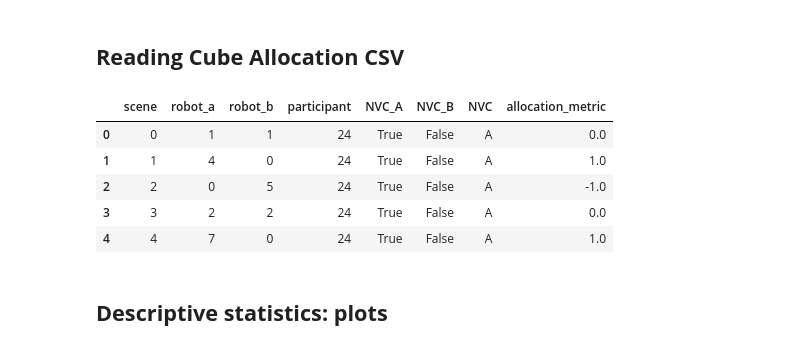
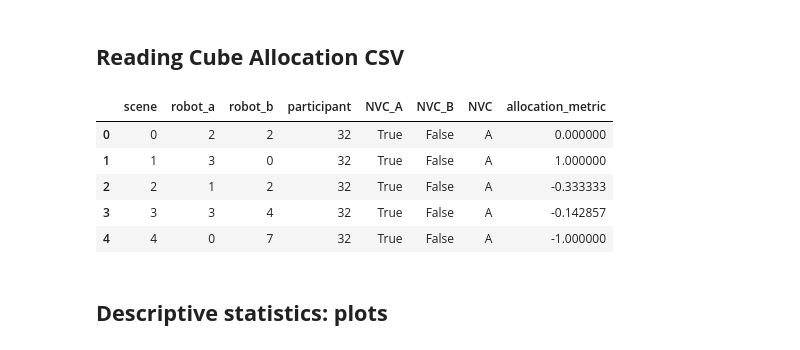
Before and after one commit to nilesh0109/PHRI_1920, a Jupyter notebook: evaluation/phri_eval.ipynb, the cells around one changed output. Saved outputs shown, nothing was run; the diff lists cells and outputs as text; code cells hidden in the pictures.

```diff
--- a/evaluation/phri_eval.ipynb
+++ b/evaluation/phri_eval.ipynb
@@ -90,42 +72,42 @@ title: participant_15.csv, id: 1UlUvEtvaDsJX3g8tooq6I-QWPTnYwJp2
 dfs = []
 
 for path in Path(DATA_PATH).rglob('participant_*.csv'):
       participant_id = int(re.search(r'\d+', path.name).group())
       if participant_id in invalid_participant:
           continue
-      if BEFORE_SWITCH and participant_id > head_switch_participant:
-        continue
-      elif not BEFORE_SWITCH and participant_id <= head_switch_participant:
-        continue
+      #if BEFORE_SWITCH and participant_id > head_switch_participant:
+      #  continue
+      #elif not BEFORE_SWITCH and participant_id <= head_switch_participant:
+      #  continue
       temp = pd.read_csv(path)
       temp["scene"] = temp["scene"].str[-1:]
       temp["scene"] = temp["scene"].astype('int')
       temp["participant"] = participant_id
       temp["NVC_A"] = False
       temp["NVC_B"] = False
 
       if int(participant_id) % 2 == 0:
           nvc = "A"
           temp["NVC_A"] = True
       else:
           nvc = "B"
           temp["NVC_B"] = True
 
       temp["NVC"] = nvc
       temp["allocation_metric"] = (temp["robot_a"] - temp["robot_b"]) / (temp["robot_a"] + temp["robot_b"])
       dfs.append(temp)
 
 
 raw_data = pd.concat(dfs, axis=0, ignore_index=True)
 raw_data["allocation_metric"].fillna(0.0, inplace=True) # handle 0/0
 raw_data.head()
 # %% [output]
 |  | scene | robot_a | robot_b | participant | NVC_A | NVC_B | NVC | allocation_metric |
-| 0 | 0 | 1 | 1 | 24 | True | False | A | 0.0 |
-| 1 | 1 | 4 | 0 | 24 | True | False | A | 1.0 |
-| 2 | 2 | 0 | 5 | 24 | True | False | A | -1.0 |
-| 3 | 3 | 2 | 2 | 24 | True | False | A | 0.0 |
-| 4 | 4 | 7 | 0 | 24 | True | False | A | 1.0 |
+| 0 | 0 | 2 | 2 | 32 | True | False | A | 0.000000 |
+| 1 | 1 | 3 | 0 | 32 | True | False | A | 1.000000 |
+| 2 | 2 | 1 | 2 | 32 | True | False | A | -0.333333 |
+| 3 | 3 | 3 | 4 | 32 | True | False | A | -0.142857 |
+| 4 | 4 | 0 | 7 | 32 | True | False | A | -1.000000 |
 # %%
  # Find the total amount of cubes that participants allocated
 cubes_per_participant = raw_data.groupby("participant").sum()
```
Also changed, not shown: parts of 53 cells of this notebook.
